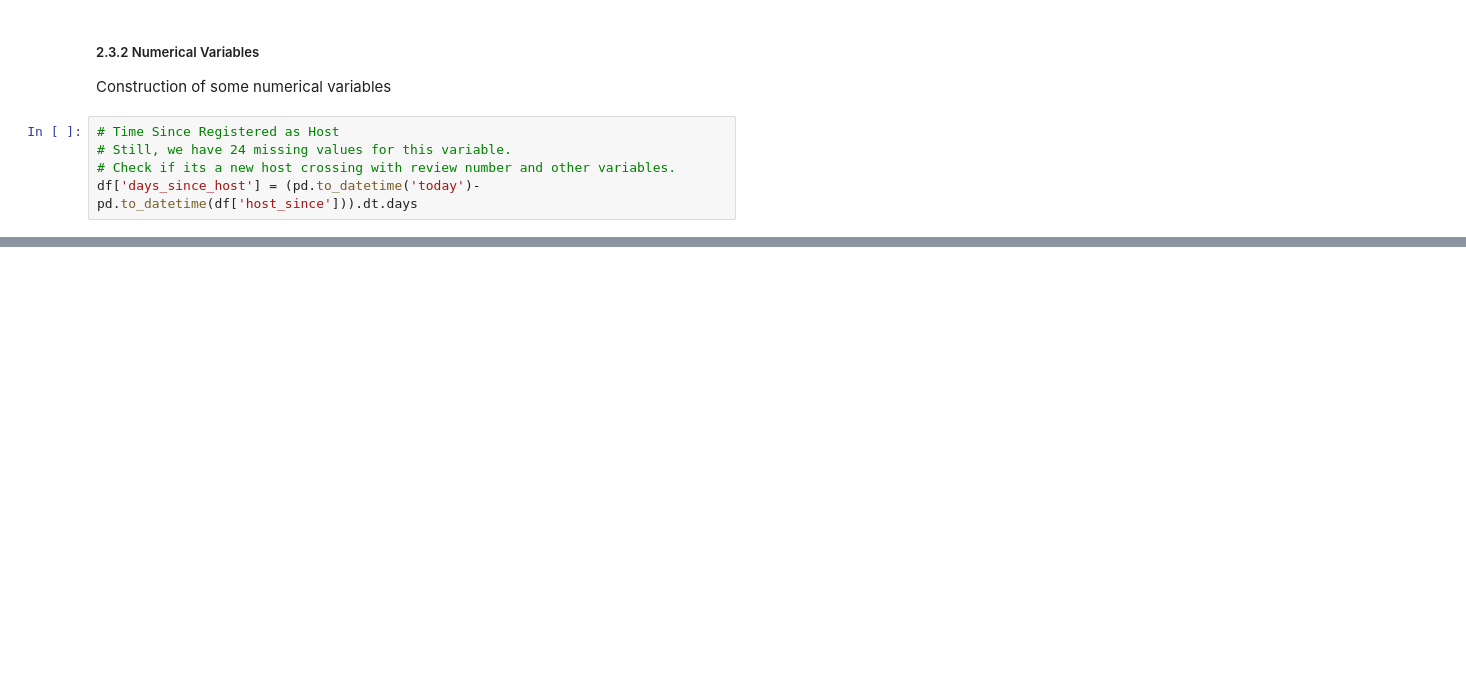
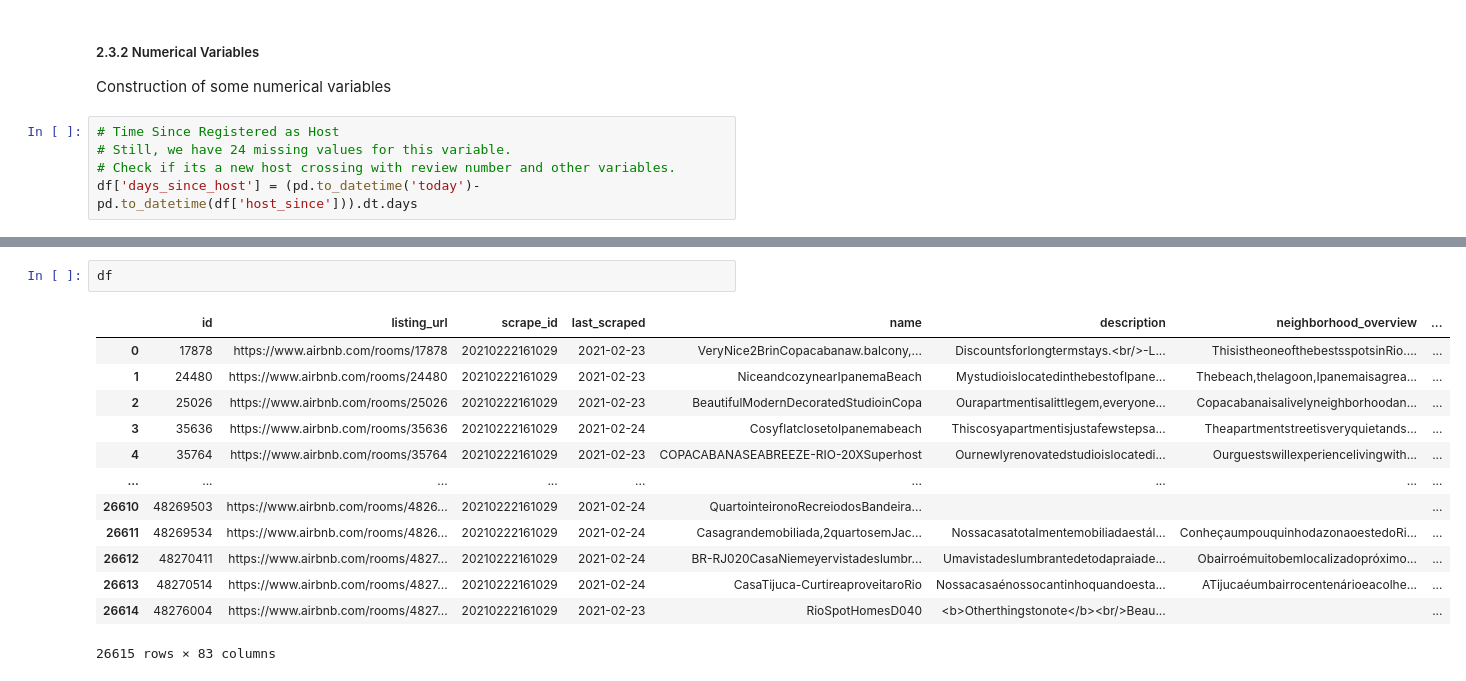
Before and after one commit to bluegardier/airbnb_prediction, a Jupyter notebook: notebooks/data_exploration_airbnb.ipynb, the cells around one changed output, grey strips where cells are left out. Drawn from its saved outputs; the diff is of its cells as text; blank space fills up the shorter version.

```diff
--- a/notebooks/data_exploration_airbnb.ipynb
+++ b/notebooks/data_exploration_airbnb.ipynb
@@ -276,0 +343,16 @@ df.drop(to_drop, axis=1, inplace=True)
+# %%
+df
+# %% [output]
+|  | id | listing_url | scrape_id | last_scraped | name | description | neighborhood_overview | ... |
+| 0 | 17878 | https://www.airbnb.com/rooms/17878 | 20210222161029 | 2021-02-23 | VeryNice2BrinCopacabanaw.balcony,... | Discountsforlongtermstays.<br/>-L... | ThisistheoneofthebestsspotsinRio.... | ... |
+| 1 | 24480 | https://www.airbnb.com/rooms/24480 | 20210222161029 | 2021-02-23 | NiceandcozynearIpanemaBeach | MystudioislocatedinthebestofIpane... | Thebeach,thelagoon,Ipanemaisagrea... | ... |
+| 2 | 25026 | https://www.airbnb.com/rooms/25026 | 20210222161029 | 2021-02-23 | BeautifulModernDecoratedStudioinCopa | Ourapartmentisalittlegem,everyone... | Copacabanaisalivelyneighborhoodan... | ... |
+| 3 | 35636 | https://www.airbnb.com/rooms/35636 | 20210222161029 | 2021-02-24 | CosyflatclosetoIpanemabeach | Thiscosyapartmentisjustafewstepsa... | Theapartmentstreetisveryquietands... | ... |
+| 4 | 35764 | https://www.airbnb.com/rooms/35764 | 20210222161029 | 2021-02-23 | COPACABANASEABREEZE-RIO-20XSuperhost | Ournewlyrenovatedstudioislocatedi... | Ourguestswillexperiencelivingwith... | ... |
+| ... | ... | ... | ... | ... | ... | ... | ... | ... |
+| 26610 | 48269503 | https://www.airbnb.com/rooms/4826... | 20210222161029 | 2021-02-24 | QuartointeironoRecreiodosBandeira... |  |  | ... |
+| 26611 | 48269534 | https://www.airbnb.com/rooms/4826... | 20210222161029 | 2021-02-24 | Casagrandemobiliada,2quartosemJac... | Nossacasatotalmentemobiliadaestál... | ConheçaumpouquinhodazonaoestedoRi... | ... |
+| 26612 | 48270411 | https://www.airbnb.com/rooms/4827... | 20210222161029 | 2021-02-24 | BR-RJ020CasaNiemeyervistadeslumbr... | Umavistadeslumbrantedetodapraiade... | Obairroémuitobemlocalizadopróximo... | ... |
+| 26613 | 48270514 | https://www.airbnb.com/rooms/4827... | 20210222161029 | 2021-02-24 | CasaTijuca-CurtireaproveitaroRio | Nossacasaénossocantinhoquandoesta... | ATijucaéumbairrocentenárioeacolhe... | ... |
+| 26614 | 48276004 | https://www.airbnb.com/rooms/4827... | 20210222161029 | 2021-02-23 | RioSpotHomesD040 | <b>Otherthingstonote</b><br/>Beau... |  | ... |
+26615 rows × 83 columns
```
Also changed, not shown: parts of 28 cells of this notebook.
